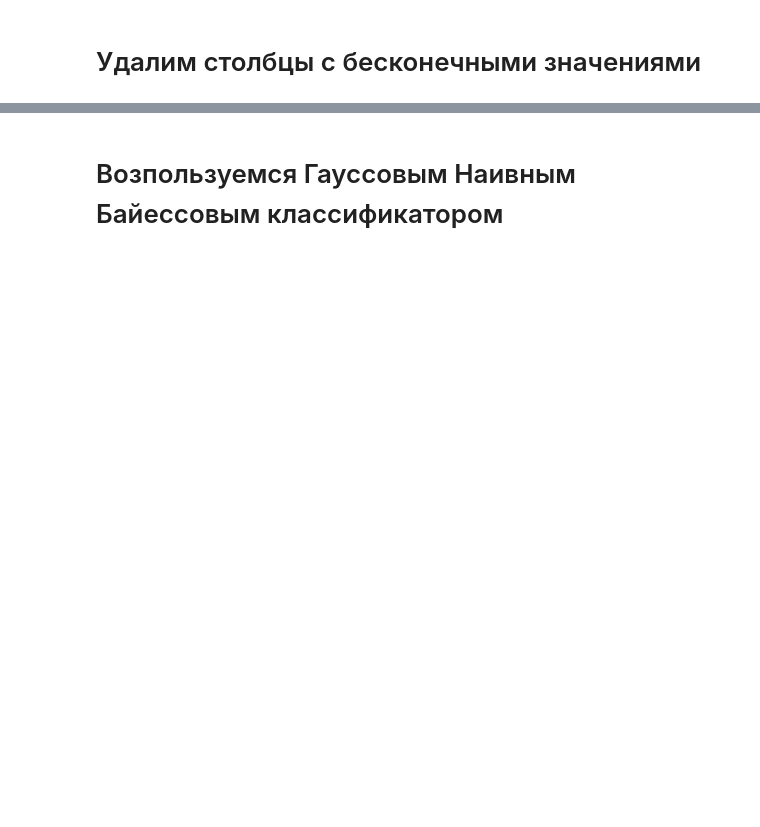
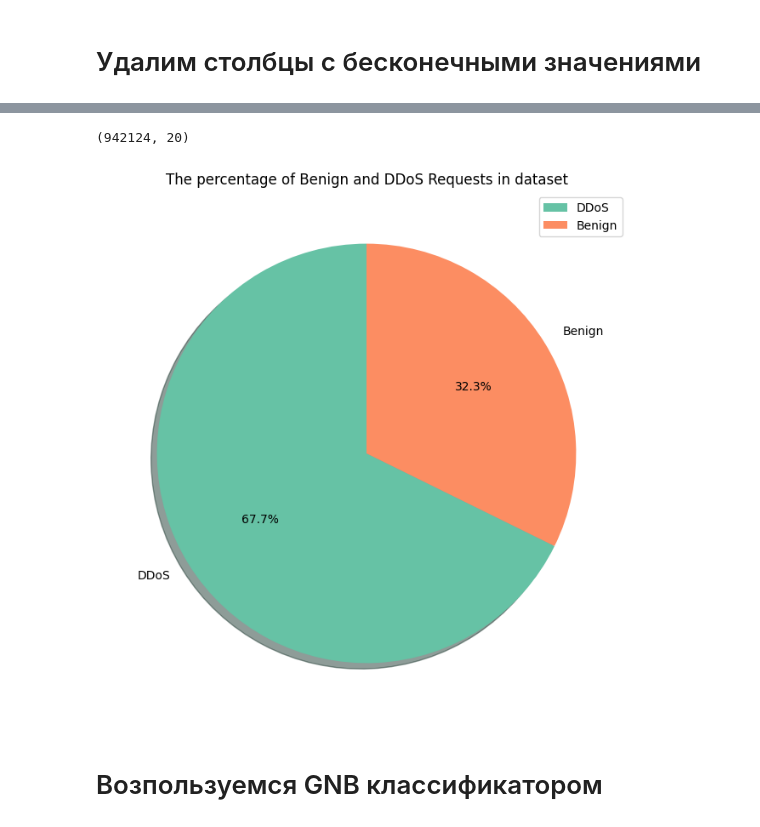
Before and after one commit to SosisterRapStar/ETU-LETI-labs-sem-4-, a Jupyter notebook: ddosdataset.ipynb, the cells around one changed output, grey strips where cells are left out. Cells and saved outputs as stored; diff of their text form; code cells hidden in the pictures; blank space fills up the shorter version.

```diff
--- a/ddosdataset.ipynb
+++ b/ddosdataset.ipynb
@@ -93,4 +105,5 @@ frequency = [rowbuilder(col) for col in df.columns]
 skewed = pd.DataFrame(frequency)
 
 skewed = skewed[skewed['frequency'] >= 0.95]
-colsToDrop = np.union1d(colsToDrop, skewed['col'].values)
+colsToDrop = skewed['col'].values
+colsToDrop
@@ -153,6 +162,7 @@ inf_subset = list(inf_subset)
 df.replace([np.inf, -np.inf], np.nan, inplace=True)
 df.dropna(subset=inf_subset, how="all", inplace=True)
 rows_with_inf = df[np.isinf(df[numeric_columns]).any(axis=1)]
+colsToDrop = set([i for i in colsToDrop]) | set(inf_subset)
 # %%
 df.shape
 # %% [output]
@@ -196,0 +189,27 @@ KeyboardInterrupt:
+# %%
+most_important_features = set([
+    "Src IP",
+    "Src Port",
+    "Dst IP",
+    "Dst Port",
+    "Protocol",
+    "Tot Fwd Pkts",
+    "Tot Bwd Pkts",
+    "Fwd Pkt Len Max",
+    "TotLen Fwd Pkts",
+    "Fwd Seg Size Min",
+    "Init Bwd Win Byts",
+    "Bwd Pkt Len Std",
+    "Flow Duration",
+    "Fwd IAT Mean",
+    "Flow IAT Min",
+    "Bwd IAT Tot",
+    "SYN Flag Cnt",
+    "RST Flag Cnt",
+    "PSH Flag Cnt",
+    "Flow Pkts/s",
+    "Flow Byts/s",
+    "Label"])
+droped_cols = set([i for i in colsToDrop]) | set(inf_subset)
+colsToUse = list(most_important_features - droped_cols)
+colsToUse
@@ -196,0 +237,3 @@ KeyboardInterrupt:
+# %%
+df = df[colsToUse]
+df
@@ -197,3 +332,19 @@ KeyboardInterrupt:
+# %%
+df_gaus.shape
+# %% [output]
+(942124, 20)
+# %%
+Label = ['DDoS','Benign']
+num_of_ddos_classes = df['Label'].value_counts()['ddos']
+num_of_benign_classes = df['Label'].value_counts()['Benign']
+plt.figure(figsize = (13,8))
+colors = sn.color_palette("Set2")
+plt.pie([num_of_ddos_classes, num_of_benign_classes], labels=Label, autopct='%1.1f%%',shadow=True, startangle=90,colors=colors)
+plt.legend(['DDoS', 'Benign'])
+plt.title('The percentage of Benign and DDoS Requests in dataset')
+plt.show()
+# %% [output]
+[figure, added]
 # %% [markdown]
-# Возпользуемся Гауссовым Наивным Байессовым классификатором
+# Возпользуемся GNB классификатором
 # %%
```
Also changed, not shown: parts of 40 cells of this notebook.
